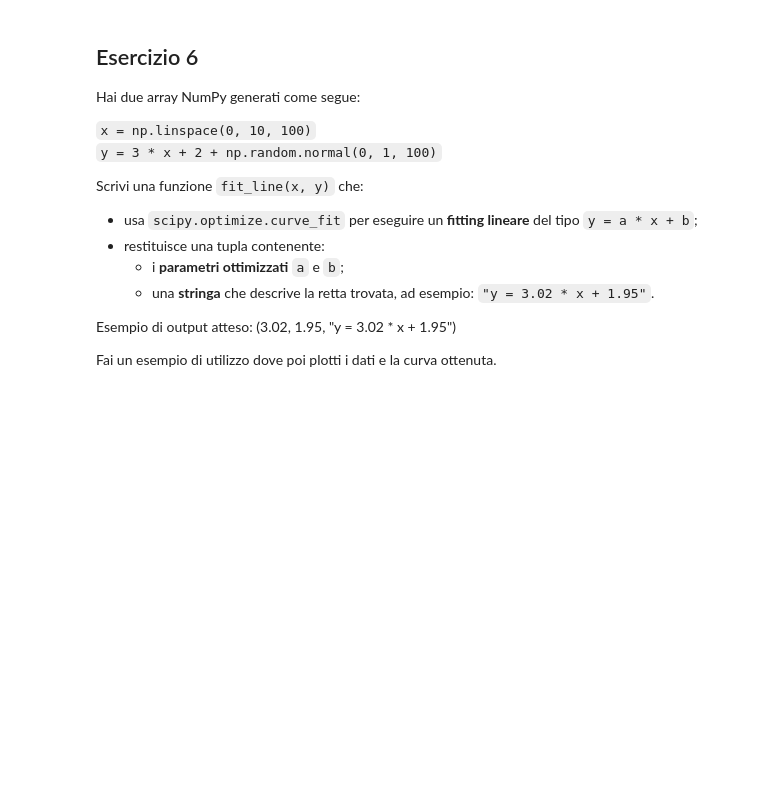
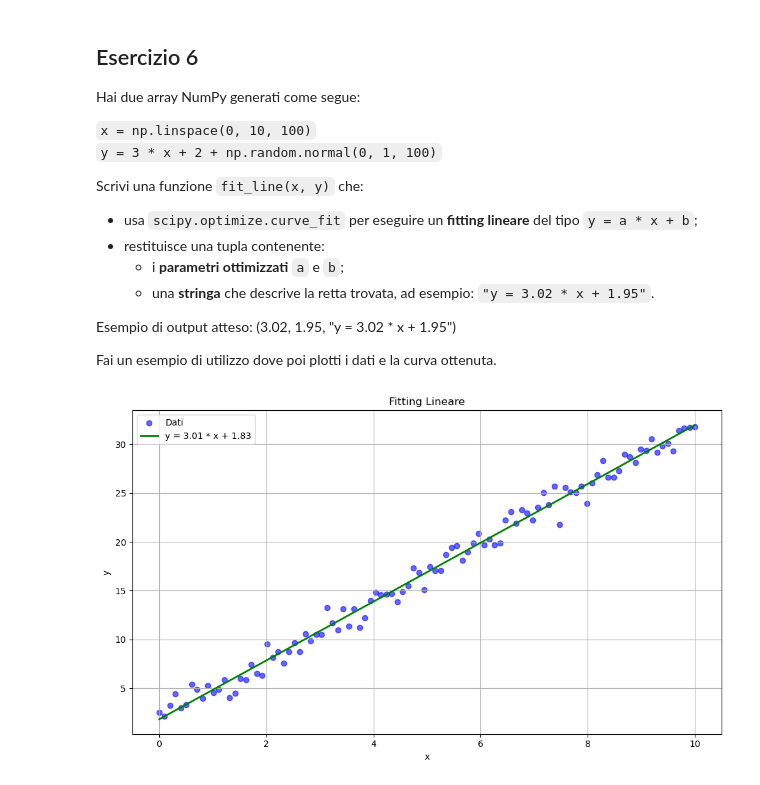
Before and after one commit to sarad996/Programminglab2, a Jupyter notebook: simulazEsame.ipynb, the cells around one changed output. Cells and saved outputs as stored; diff of their text form; code cells hidden in the pictures; blank space fills up the shorter version.

```diff
--- a/simulazEsame.ipynb
+++ b/simulazEsame.ipynb
@@ -386,3 +386,49 @@ Scrivi una funzione `fit_line(x, y)` che:
 Esempio di output atteso:   (3.02, 1.95, "y = 3.02 * x + 1.95")
 
 Fai un esempio di utilizzo dove poi plotti i dati e la curva ottenuta.
+# %%
+import scipy as sp
+import numpy as np
+import matplotlib.pyplot as plt
+
+x = np.linspace(0, 10, 100)
+y = 3 * x + 2 + np.random.normal(0, 1, 100)
+
+def fit_line(x, y):
+
+    def linear_model(x, a, b):
+        return a * x + b
+
+    # fitting dei dati
+    popt, _ = sp.optimize.curve_fit(linear_model, x, y)
+
+    # estrazione parametri ottimizzati
+    a, b = popt
+
+    # creazione stringa descrittiva
+    line_eq = f'y = {a:.2f} * x + {b:.2f}'
+
+    return (a,b), line_eq
+
+# esempio di utilizzo
+np.random.seed(42)
+
+# fitting
+(params, eq_str) = fit_line(x, y)
+a, b = params
+
+# plot
+plt.figure(figsize=(10,6))
+
+plt.scatter(x, y, label='Dati', color='blue', alpha=0.6)
+plt.plot(x, a*x+b, label=eq_str, color='green', linewidth=2)
+
+plt.title("Fitting Lineare")
+plt.xlabel("x")
+plt.ylabel("y")
+plt.legend()
+plt.grid(True)
+plt.tight_layout()
+plt.show()
+# %% [output]
+[figure, added]
```
Also changed, not shown: parts of 2 cells of this notebook.
